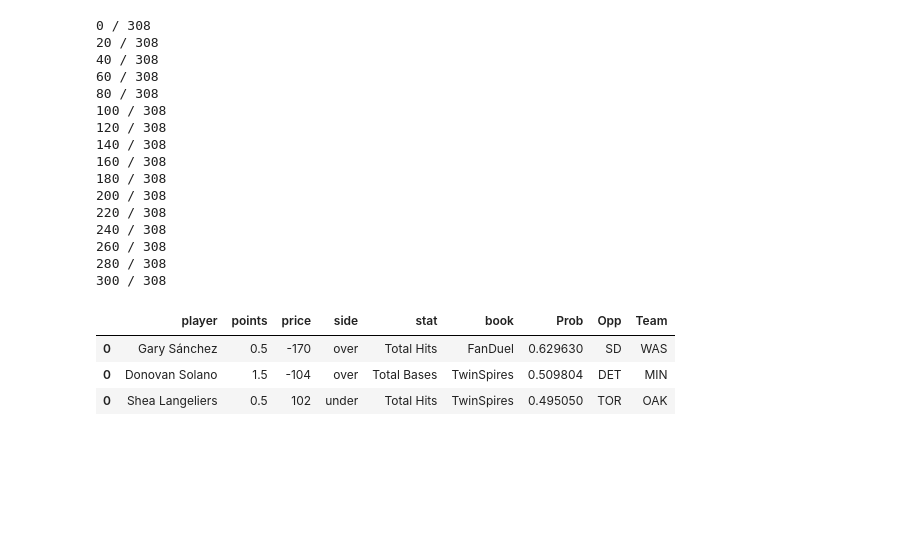
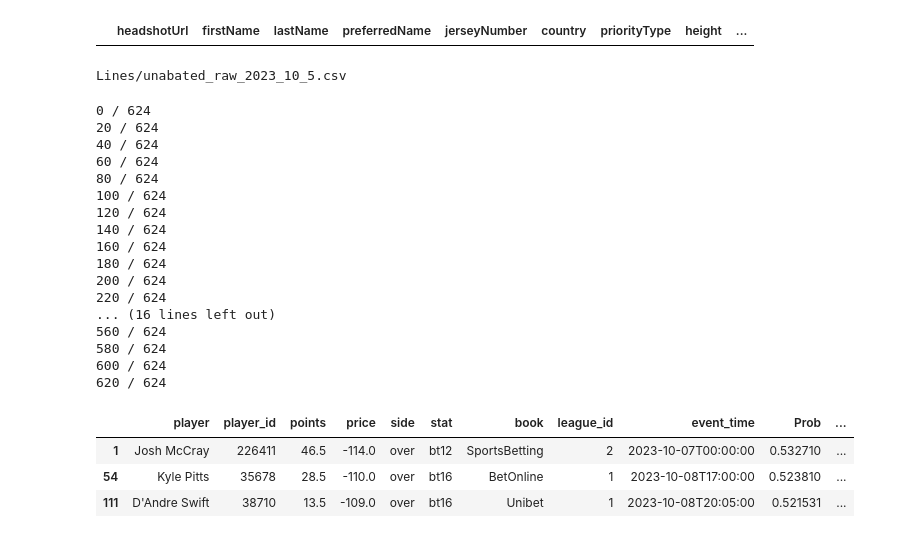
Before and after one commit to madram1423/NBA_betting_model, a Jupyter notebook: Unabated_scrape.ipynb, the cells around one changed output. Saved outputs shown, nothing was run; the diff lists cells and outputs as text; code cells hidden in the pictures; blank space fills up the shorter version.

```diff
--- a/Unabated_scrape.ipynb
+++ b/Unabated_scrape.ipynb
@@ -75,9 +88,9 @@ id2book[13]
 # %%
 #player json normalize
-people = pd.json_normalize(data['people'],max_level=0)
+people_raw = pd.json_normalize(data['people'],max_level=0)
 ppl = pd.DataFrame()
-for i in range(len(people.T)):
-    y = pd.json_normalize(people.T.iloc[i])
+for league_code in range(len(people_raw.T)):
+    y = pd.json_normalize(people_raw.T.iloc[league_code])
     ppl = pd.concat((ppl,y))
 ppl.sample(3)
 # %% [output]
@@ -90,11 +103,12 @@ i2p = dict(zip(ppl.id,(ppl.firstName+' '+ppl.lastName)))
 # %%
 #step 1 of json normalize for lines
 df = pd.json_normalize(data['propsPeopleEvents'],max_level=0)
-df2 = pd.json_normalize(df.iloc[0,0])
+lines_df = pd.json_normalize(df.iloc[0,0])
 
-df2 = pd.DataFrame()
-for i in range(len(df.columns)):
-    df_temp = pd.json_normalize(df.iloc[0,i],max_level=0)
-    df2 = pd.concat((df2,df_temp)).reset_index(drop=True)
-df2.playerPosition.unique()
+lines_df = pd.DataFrame()
+for league_code in df.columns:
+    df_temp = pd.json_normalize(df.loc[0,league_code],max_level=0)
+    df_temp['league_id'] = league_code.split(':')[0].split('g')[-1]
+    lines_df = pd.concat((lines_df,df_temp)).reset_index(drop=True)
+lines_df
 # %% [output]
@@ -102,9 +128,9 @@ array(['P', 'IF', 'OF', 'C', 'DH', 'G', 'F'], dtype=object)
 # %%
 #replace player id with name
-df2.personId = df2.personId.apply(lambda x: i2p[x])
+lines_df['person_name'] = lines_df.personId.apply(lambda x: i2p[x])
 # %%
 #replacing team id with team name
-teams = pd.json_normalize(df2.eventTeams)
+teams = pd.json_normalize(lines_df.eventTeams)
 teams[['1.id','0.id']]
 teams['Team'] =teams['0.id'].apply(lambda x: teamdict[x])
 teams['Opp'] =teams['1.id'].apply(lambda x: teamdict[x])
@@ -202,30 +235,40 @@ luka.head()
+# %%
+ppl.loc[ppl.id == 41561]
+# %% [output]
+|  | headshotUrl | firstName | lastName | preferredName | jerseyNumber | country | priorityType | height | ... |
+# %%
+today = dt.datetime.now().replace(microsecond=0,second=0)
+print(f'Lines/unabated_raw_{today.year}_{today.month}_{today.day}.csv')
+# %% [output]
+Lines/unabated_raw_2023_10_5.csv
 # %%
 #getting lines for every player
 odds = pd.DataFrame()
-for i in range(len(df2)):
+for i in range(len(lines_df)):
     if i % 20==0:
-        print(i,'/',len(df2))
+        print(i,'/',len(lines_df))
     odds = pd.concat((odds,get_odds(i)))
 odds.sample(3)
 # %% [output]
-0 / 308
-20 / 308
-40 / 308
-60 / 308
-80 / 308
-100 / 308
-120 / 308
-140 / 308
-160 / 308
-180 / 308
-200 / 308
-220 / 308
-240 / 308
-260 / 308
-280 / 308
-300 / 308
+0 / 624
+20 / 624
+40 / 624
+60 / 624
+80 / 624
+100 / 624
+120 / 624
+140 / 624
+160 / 624
+180 / 624
+200 / 624
+220 / 624
+... (16 lines left out)
+560 / 624
+580 / 624
+600 / 624
+620 / 624
-|  | player | points | price | side | stat | book | Prob | Opp | Team |
-| 0 | Gary Sánchez | 0.5 | -170 | over | Total Hits | FanDuel | 0.629630 | SD | WAS |
-| 0 | Donovan Solano | 1.5 | -104 | over | Total Bases | TwinSpires | 0.509804 | DET | MIN |
-| 0 | Shea Langeliers | 0.5 | 102 | under | Total Hits | TwinSpires | 0.495050 | TOR | OAK |
+|  | player | player_id | points | price | side | stat | book | league_id | event_time | Prob | ... |
+| 1 | Josh McCray | 226411 | 46.5 | -114.0 | over | bt12 | SportsBetting | 2 | 2023-10-07T00:00:00 | 0.532710 | ... |
+| 54 | Kyle Pitts | 35678 | 28.5 | -110.0 | over | bt16 | BetOnline | 1 | 2023-10-08T17:00:00 | 0.523810 | ... |
+| 111 | D'Andre Swift | 38710 | 13.5 | -109.0 | over | bt16 | Unibet | 1 | 2023-10-08T20:05:00 | 0.521531 | ... |
 # %%
```
Also changed, not shown: parts of 34 cells of this notebook, 32 other files.
